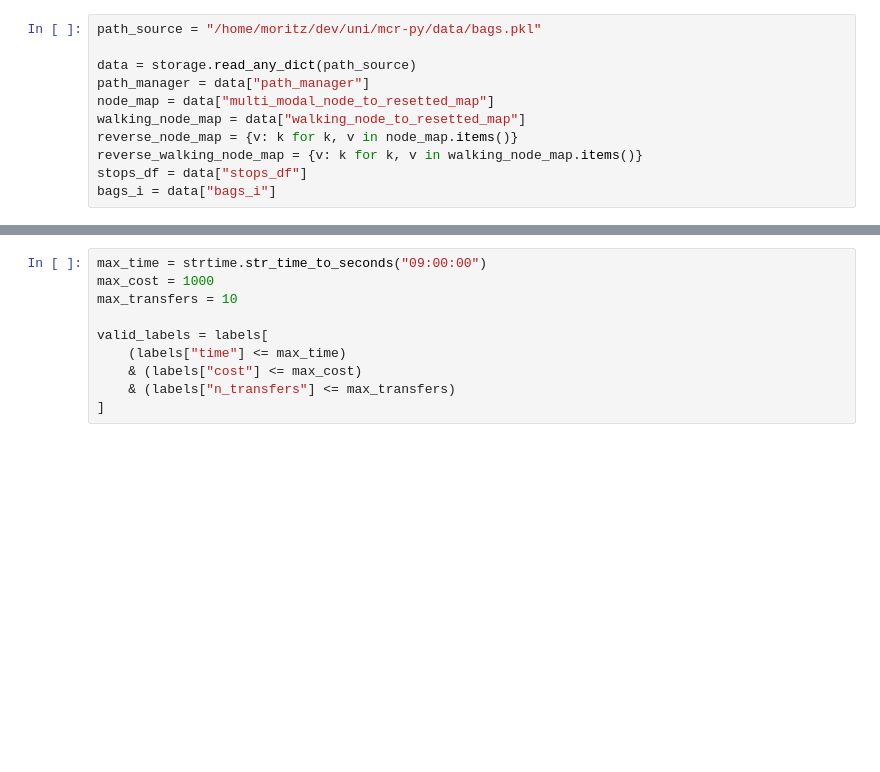
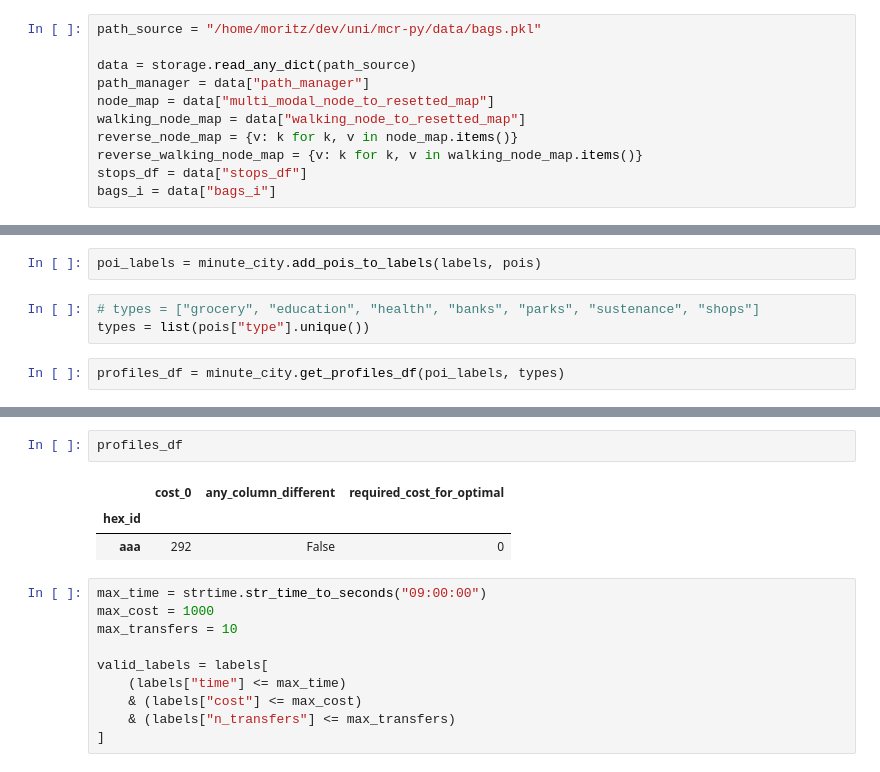
Before and after one commit to mogottsch/mcr-py, a Jupyter notebook: notebooks/mcr_results.ipynb, the cells around one changed output, grey strips where cells are left out. Cells and saved outputs as stored; diff of their text form; blank space fills up the shorter version.

```diff
--- a/notebooks/mcr_results.ipynb
+++ b/notebooks/mcr_results.ipynb
@@ -84,0 +97,7 @@ labels
+# %%
+poi_labels = minute_city.add_pois_to_labels(labels, pois)
+# %%
+# types = ["grocery", "education", "health", "banks", "parks", "sustenance", "shops"]
+types = list(pois["type"].unique())
+# %%
+profiles_df = minute_city.get_profiles_df(poi_labels, types)
@@ -85,3 +111,9 @@ labels
+# %%
+profiles_df
+# %% [output]
+|  | cost_0 | any_column_different | required_cost_for_optimal |
+| hex_id |  |  |  |
+| aaa | 292 | False | 0 |
 # %%
 max_time = strtime.str_time_to_seconds("09:00:00")
 max_cost = 1000
```
Also changed, not shown: parts of 16 cells of this notebook, 11 other files.
